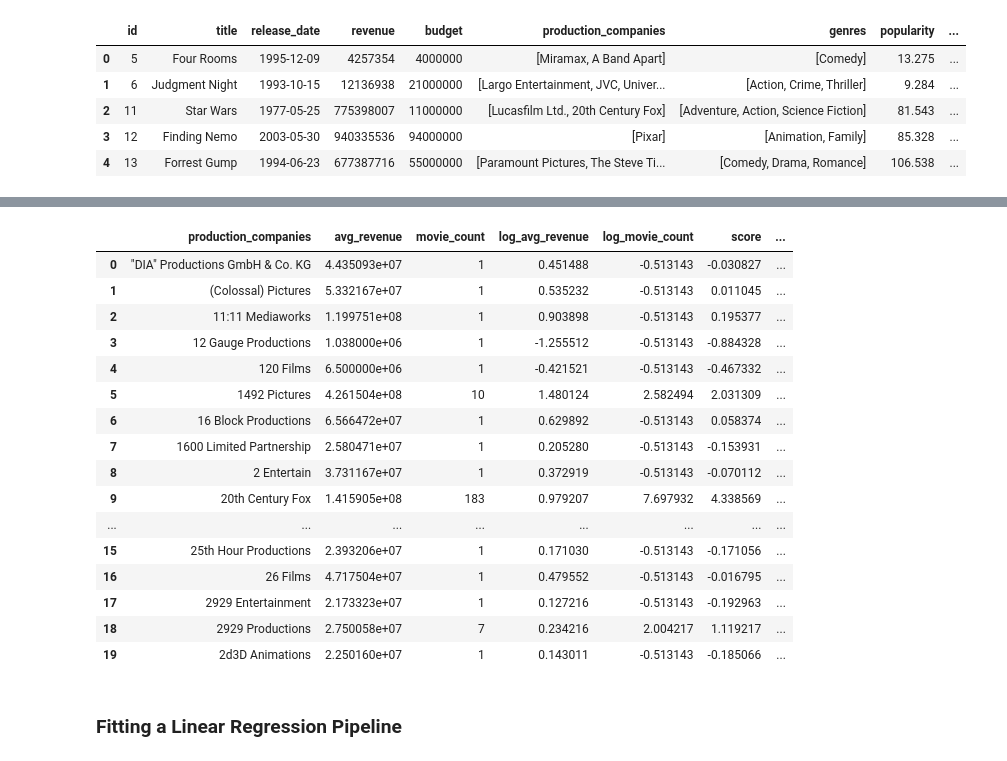
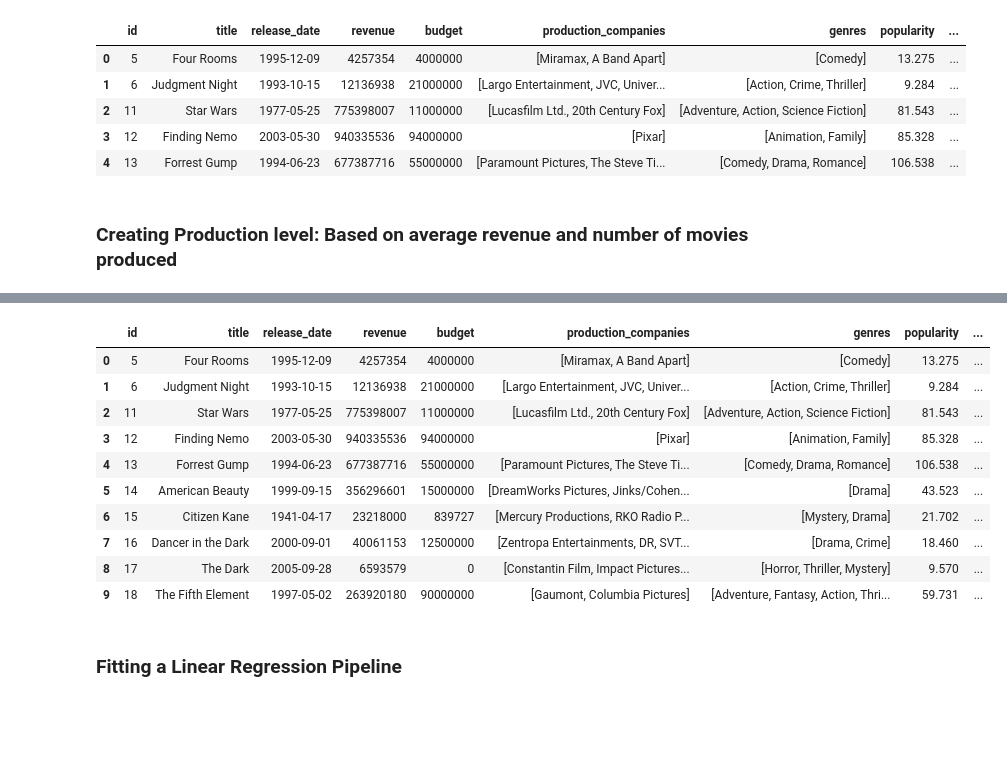
Before and after one commit to jessahal/Box-office-predictions, a Jupyter notebook: box_office_model_fitting.ipynb, the cells around one changed output, grey strips where cells are left out. Drawn from its saved outputs; the diff is of its cells as text; code cells hidden in the pictures; blank space fills up the shorter version.

Commit message:
Changed the production level code... Again...

```diff
--- a/box_office_model_fitting.ipynb
+++ b/box_office_model_fitting.ipynb
@@ -50,6 +54,8 @@ movies.head()
 | 2 | 11 | Star Wars | 1977-05-25 | 775398007 | 11000000 | [Lucasfilm Ltd., 20th Century Fox] | [Adventure, Action, Science Fiction] | 81.543 | ... |
 | 3 | 12 | Finding Nemo | 2003-05-30 | 940335536 | 94000000 | [Pixar] | [Animation, Family] | 85.328 | ... |
 | 4 | 13 | Forrest Gump | 1994-06-23 | 677387716 | 55000000 | [Paramount Pictures, The Steve Ti... | [Comedy, Drama, Romance] | 106.538 | ... |
+# %% [markdown]
+### Creating Production level: Based on average revenue and number of movies produced
 # %%
 # Calculate average revenue by production company
 avg_revenue_by_company = movies.explode('production_companies').groupby('production_companies')['revenue'].mean()
@@ -104,62 +110,67 @@ company_stats['log_avg_revenue'] = np.log1p(company_stats['avg_revenue'])  # log
 company_stats['log_movie_count'] = np.log1p(company_stats['movie_count'])  # log(1 + count) to handle 0s
 
 # Step 3: Standardize the log-transformed features to balance their scale
 scaler = StandardScaler()
 company_stats[['log_avg_revenue', 'log_movie_count']] = scaler.fit_transform(company_stats[['log_avg_revenue', 'log_movie_count']])
 
 # Step 4: Calculate the combined score based on standardized log-transformed revenue and movie count
-# Weights are adjusted for their relative importance
 alpha = 0.5  # Revenue weight
 beta = 0.5  # Movie count weight
-
 company_stats['score'] = alpha * company_stats['log_avg_revenue'] + beta * company_stats['log_movie_count']
 
 # Step 5: Rank companies based on score and assign levels
-top_threshold = company_stats['score'].quantile(0.9)  # Top 10% as top companies
-mid_threshold = company_stats['score'].quantile(0.5)  # Middle 40% as mid-level companies
+top_threshold = company_stats['score'].quantile(0.95)  # Top 5% as top companies
+mid_threshold = company_stats['score'].quantile(0.6)  # Middle 35% as mid-level companies
 
 def classify_company(score):
     if score >= top_threshold:
         return 'Top-level'
     elif score >= mid_threshold:
         return 'Mid-level'
     else:
         return 'Low-level'
 
 company_stats['production_level'] = company_stats['score'].apply(classify_company)
 
 # Create a dictionary to map each company to its production level
 production_level_map = company_stats.set_index('production_companies')['production_level'].to_dict()
 
-# Step 6: Assign the highest production level to each movie's production companies
-def categorize_production_level(companies):
-    categories = [production_level_map.get(company, 'Low-level') for company in companies]
-    rank_priority = {'Top-level': 3, 'Mid-level': 2, 'Low-level': 1}
-    highest_category = max(categories, key=lambda x: rank_priority[x])
-    return highest_category
+# Step 6: Implement weighted average approach for categorizing movies based on their production companies
+def weighted_average_level(companies):
+    levels = [production_level_map.get(company, 'Low-level') for company in companies]
 
-movies['production_level'] = movies['production_companies'].apply(categorize_production_level)
+    # Assign numerical values for each level (Top-level: 3, Mid-level: 2, Low-level: 1)
+    level_values = {'Top-level': 3, 'Mid-level': 2, 'Low-level': 1}
+    numeric_levels = [level_values[level] for level in levels]
+
+    # Compute the weighted average of levels for all companies
+    avg_level = sum(numeric_levels) / len(numeric_levels) if numeric_levels else 1  # Default to 'Low-level' if no valid companies
+
+    # Classify based on average level
+    if avg_level >= 2.8:
+        return 'Top-level'
+    elif avg_level >= 2.0:
+        return 'Mid-level'
+    else:
+        return 'Low-level'
+
+# Step 7: Apply the weighted average approach to each movie
+movies['production_level'] = movies['production_companies'].apply(weighted_average_level)
 
 # View the top 20 companies and their production levels
-company_stats.head(20)
+movies.head(10)
 # %% [output]
-|  | production_companies | avg_revenue | movie_count | log_avg_revenue | log_movie_count | score | ... |
-| 0 | "DIA" Productions GmbH & Co. KG | 4.435093e+07 | 1 | 0.451488 | -0.513143 | -0.030827 | ... |
-| 1 | (Colossal) Pictures | 5.332167e+07 | 1 | 0.535232 | -0.513143 | 0.011045 | ... |
-| 2 | 11:11 Mediaworks | 1.199751e+08 | 1 | 0.903898 | -0.513143 | 0.195377 | ... |
-| 3 | 12 Gauge Productions | 1.038000e+06 | 1 | -1.255512 | -0.513143 | -0.884328 | ... |
-| 4 | 120 Films | 6.500000e+06 | 1 | -0.421521 | -0.513143 | -0.467332 | ... |
-| 5 | 1492 Pictures | 4.261504e+08 | 10 | 1.480124 | 2.582494 | 2.031309 | ... |
-| 6 | 16 Block Productions | 6.566472e+07 | 1 | 0.629892 | -0.513143 | 0.058374 | ... |
-| 7 | 1600 Limited Partnership | 2.580471e+07 | 1 | 0.205280 | -0.513143 | -0.153931 | ... |
-| 8 | 2 Entertain | 3.731167e+07 | 1 | 0.372919 | -0.513143 | -0.070112 | ... |
-| 9 | 20th Century Fox | 1.415905e+08 | 183 | 0.979207 | 7.697932 | 4.338569 | ... |
-| ... | ... | ... | ... | ... | ... | ... | ... |
-| 15 | 25th Hour Productions | 2.393206e+07 | 1 | 0.171030 | -0.513143 | -0.171056 | ... |
-| 16 | 26 Films | 4.717504e+07 | 1 | 0.479552 | -0.513143 | -0.016795 | ... |
-| 17 | 2929 Entertainment | 2.173323e+07 | 1 | 0.127216 | -0.513143 | -0.192963 | ... |
-| 18 | 2929 Productions | 2.750058e+07 | 7 | 0.234216 | 2.004217 | 1.119217 | ... |
-| 19 | 2d3D Animations | 2.250160e+07 | 1 | 0.143011 | -0.513143 | -0.185066 | ... |
+|  | id | title | release_date | revenue | budget | production_companies | genres | popularity | ... |
+| 0 | 5 | Four Rooms | 1995-12-09 | 4257354 | 4000000 | [Miramax, A Band Apart] | [Comedy] | 13.275 | ... |
+| 1 | 6 | Judgment Night | 1993-10-15 | 12136938 | 21000000 | [Largo Entertainment, JVC, Univer... | [Action, Crime, Thriller] | 9.284 | ... |
+| 2 | 11 | Star Wars | 1977-05-25 | 775398007 | 11000000 | [Lucasfilm Ltd., 20th Century Fox] | [Adventure, Action, Science Fiction] | 81.543 | ... |
+| 3 | 12 | Finding Nemo | 2003-05-30 | 940335536 | 94000000 | [Pixar] | [Animation, Family] | 85.328 | ... |
+| 4 | 13 | Forrest Gump | 1994-06-23 | 677387716 | 55000000 | [Paramount Pictures, The Steve Ti... | [Comedy, Drama, Romance] | 106.538 | ... |
+| 5 | 14 | American Beauty | 1999-09-15 | 356296601 | 15000000 | [DreamWorks Pictures, Jinks/Cohen... | [Drama] | 43.523 | ... |
+| 6 | 15 | Citizen Kane | 1941-04-17 | 23218000 | 839727 | [Mercury Productions, RKO Radio P... | [Mystery, Drama] | 21.702 | ... |
+| 7 | 16 | Dancer in the Dark | 2000-09-01 | 40061153 | 12500000 | [Zentropa Entertainments, DR, SVT... | [Drama, Crime] | 18.460 | ... |
+| 8 | 17 | The Dark | 2005-09-28 | 6593579 | 0 | [Constantin Film, Impact Pictures... | [Horror, Thriller, Mystery] | 9.570 | ... |
+| 9 | 18 | The Fifth Element | 1997-05-02 | 263920180 | 90000000 | [Gaumont, Columbia Pictures] | [Adventure, Fantasy, Action, Thri... | 59.731 | ... |
 # %% [markdown]
 ### Fitting a Linear Regression Pipeline
 # %%
```
Also changed, not shown: parts of 2 cells of this notebook.
